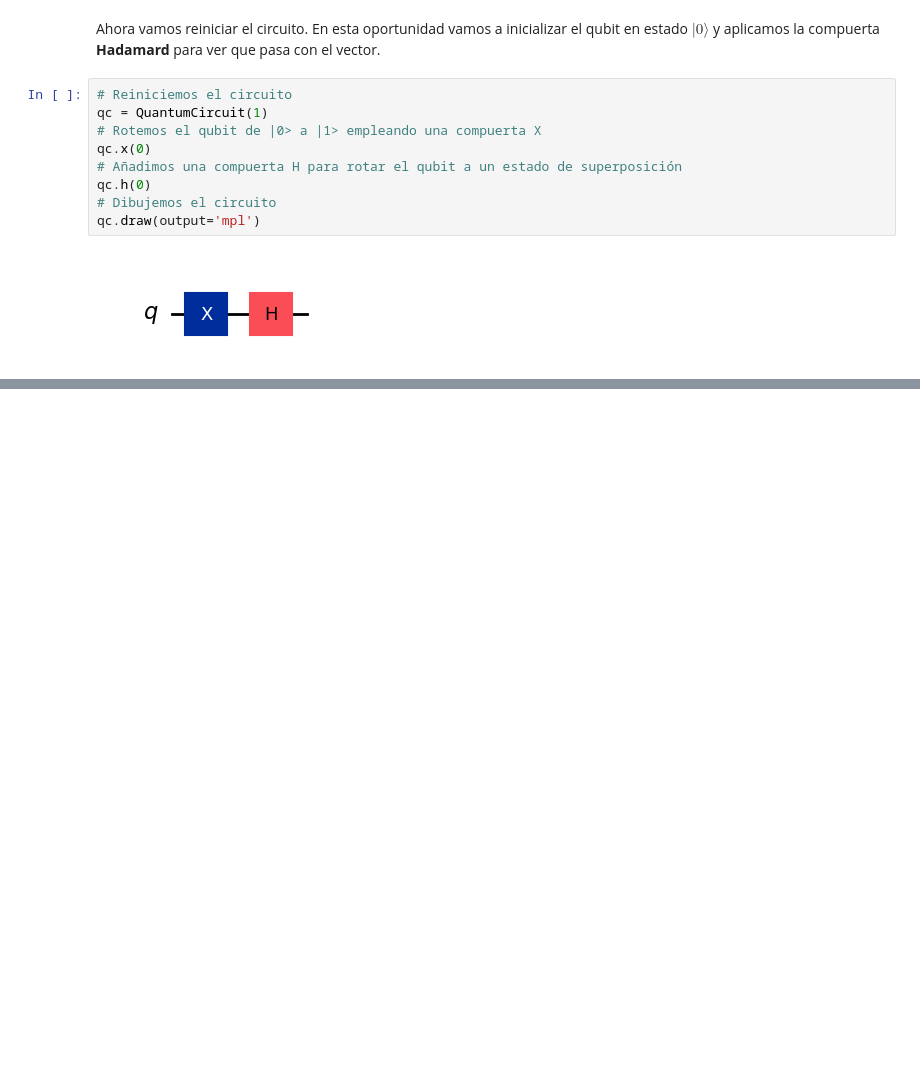
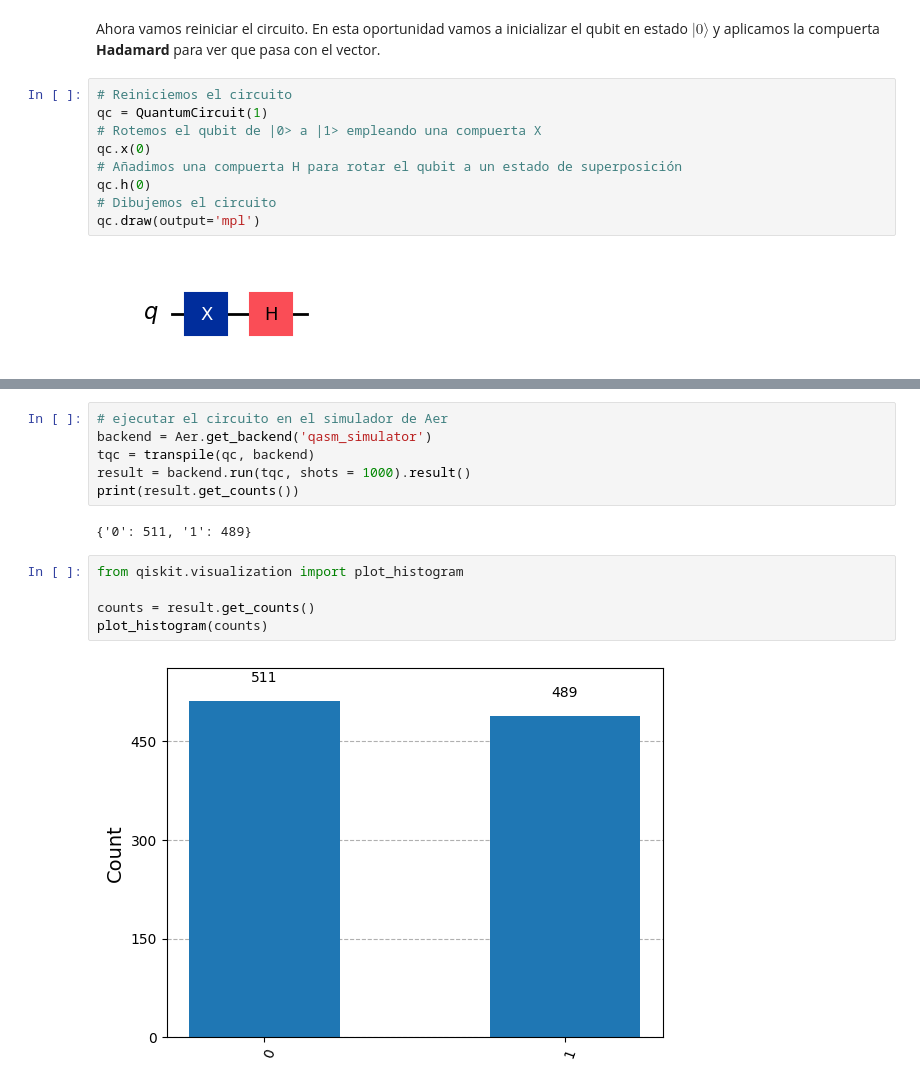
Before and after one commit to luisedseijas/Quantum_computing, a Jupyter notebook: Class_01/01_01.ipynb, the cells around one changed output, grey strips where cells are left out. Drawn from its saved outputs; the diff is of its cells as text; blank space fills up the shorter version.

```diff
--- a/Class_01/01_01.ipynb
+++ b/Class_01/01_01.ipynb
@@ -92,0 +133,15 @@ La diferencia es donde cae el vector en el eje $X$, dado que en este caso cae en
+# %%
+# ejecutar el circuito en el simulador de Aer
+backend = Aer.get_backend('qasm_simulator')
+tqc = transpile(qc, backend)
+result = backend.run(tqc, shots = 1000).result()
+print(result.get_counts())
+# %% [output]
+{'0': 511, '1': 489}
+# %%
+from qiskit.visualization import plot_histogram
+
+counts = result.get_counts()
+plot_histogram(counts)
+# %% [output]
+[figure, added]
```
Also changed, not shown: parts of 29 cells of this notebook.
